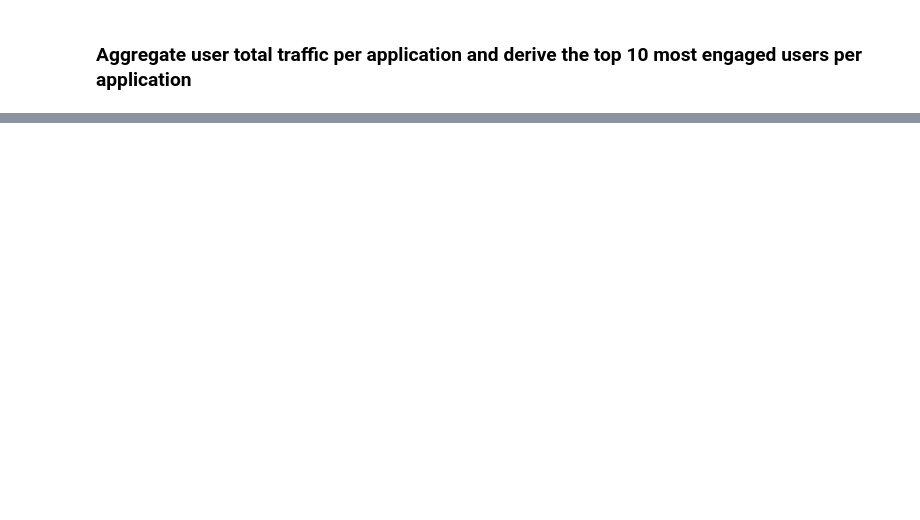
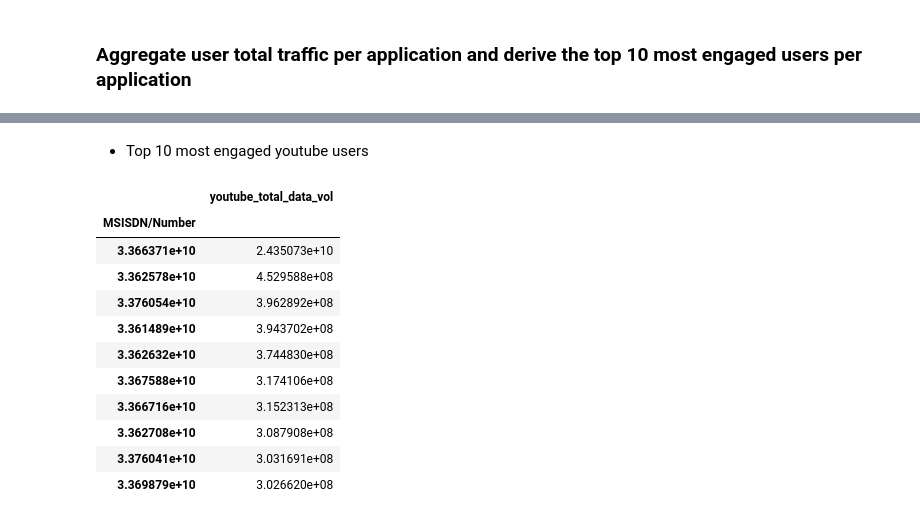
Before and after one commit to khaiyra/TellCo-Analysis, a Jupyter notebook: notebooks/User-Engagement-Analysis.ipynb, the cells around one changed output, grey strips where cells are left out. Cells and saved outputs as stored; diff of their text form; code cells hidden in the pictures; blank space fills up the shorter version.

```diff
--- a/notebooks/User-Engagement-Analysis.ipynb
+++ b/notebooks/User-Engagement-Analysis.ipynb
@@ -182,0 +218,18 @@ def get_top_sorted_by_column(self, column: str, length: int) -> pd.DataFrame:
+# %% [markdown]
+* Top 10 most engaged youtube users
+# %%
+engagement_df = engagement_df.sort_values('youtube_total_data_vol', ascending=False).iloc[:10, :]
+pd.DataFrame(engagement_df.loc[:, 'youtube_total_data_vol'])
+# %% [output]
+|  | youtube_total_data_vol |
+| MSISDN/Number |  |
+| 3.366371e+10 | 2.435073e+10 |
+| 3.362578e+10 | 4.529588e+08 |
+| 3.376054e+10 | 3.962892e+08 |
+| 3.361489e+10 | 3.943702e+08 |
+| 3.362632e+10 | 3.744830e+08 |
+| 3.367588e+10 | 3.174106e+08 |
+| 3.366716e+10 | 3.152313e+08 |
+| 3.362708e+10 | 3.087908e+08 |
+| 3.376041e+10 | 3.031691e+08 |
+| 3.369879e+10 | 3.026620e+08 |
```
Also changed, not shown: parts of 32 cells of this notebook.
